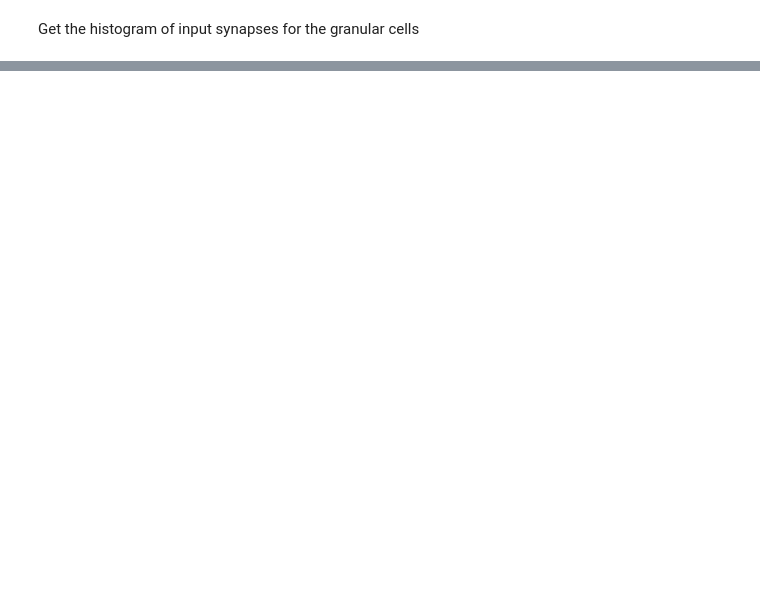
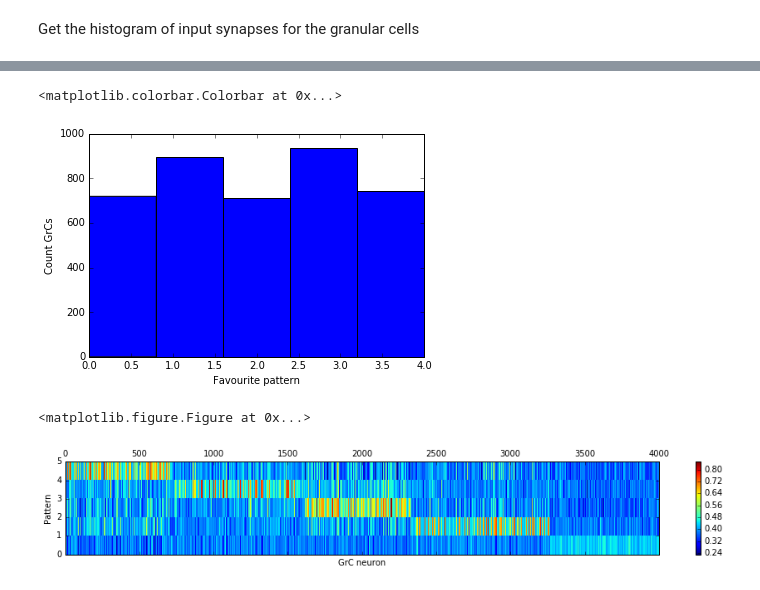
Before and after one commit to jgarridoalcazar/InhPlastVisualization, a Jupyter notebook: analysis/mfGrC/GrCActivityAnalysis.ipynb, the cells around one changed output, grey strips where cells are left out. Drawn from its saved outputs; the diff is of its cells as text; code cells hidden in the pictures; blank space fills up the shorter version.

```diff
--- a/analysis/mfGrC/GrCActivityAnalysis.ipynb
+++ b/analysis/mfGrC/GrCActivityAnalysis.ipynb
@@ -61,0 +324,18 @@ plt.xlabel('Number of input synapses from glomeruli')
+# %%
+extended_hit = numpy.append(hit_matrix, [faa_matrix], axis=0)
+selected_pattern = numpy.argmax(extended_hit, axis=0)
+plt.figure()
+plt.hist(selected_pattern, bins=simulation.pattern_generator.number_of_patterns+1)
+plt.ylabel('Count GrCs')
+plt.xlabel('Favourite pattern')
+cell_sorted = numpy.argsort(selected_pattern)
+plt.figure()
+plt.matshow(extended_hit[:,cell_sorted], extent=[0,num_cells,0,num_patterns+1], aspect='auto')
+plt.ylabel('Pattern')
+plt.xlabel('GrC neuron')
+plt.colorbar()
+# %% [output]
+<matplotlib.colorbar.Colorbar at 0x...>
+[figure, added]
+<matplotlib.figure.Figure at 0x...>
+[figure, added]
```
Also changed, not shown: parts of 15 cells of this notebook, 4 other files.
